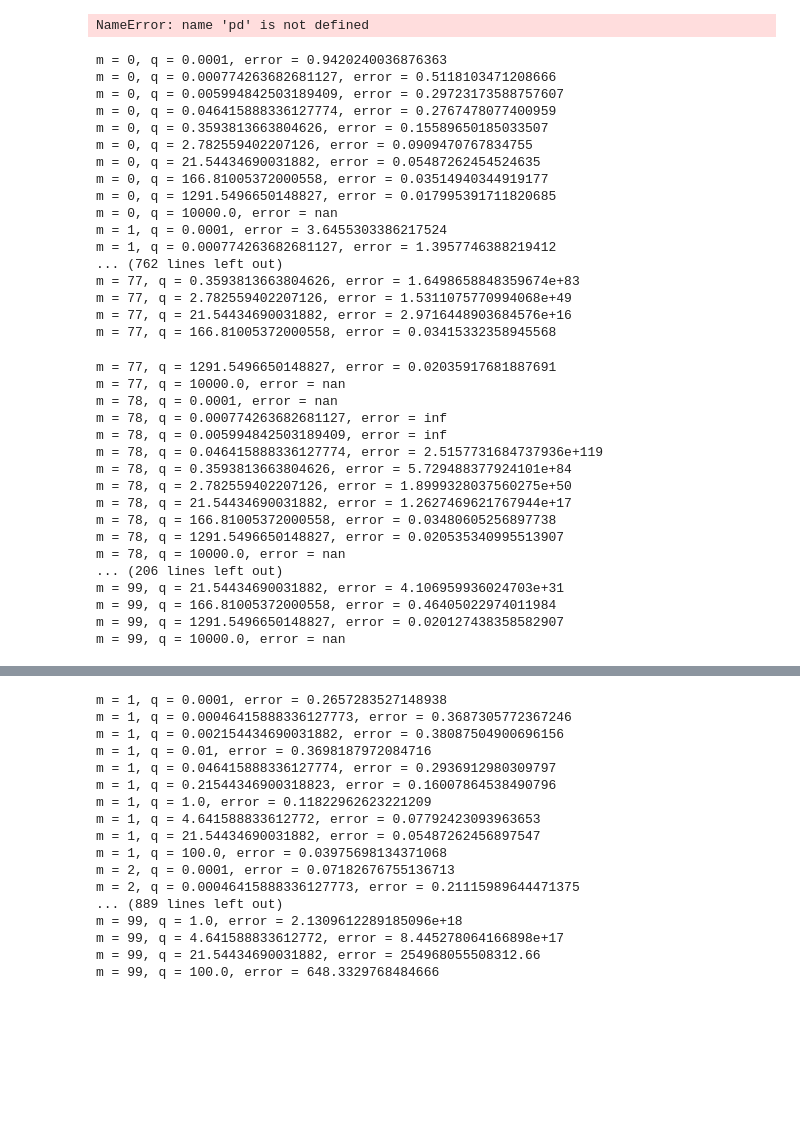
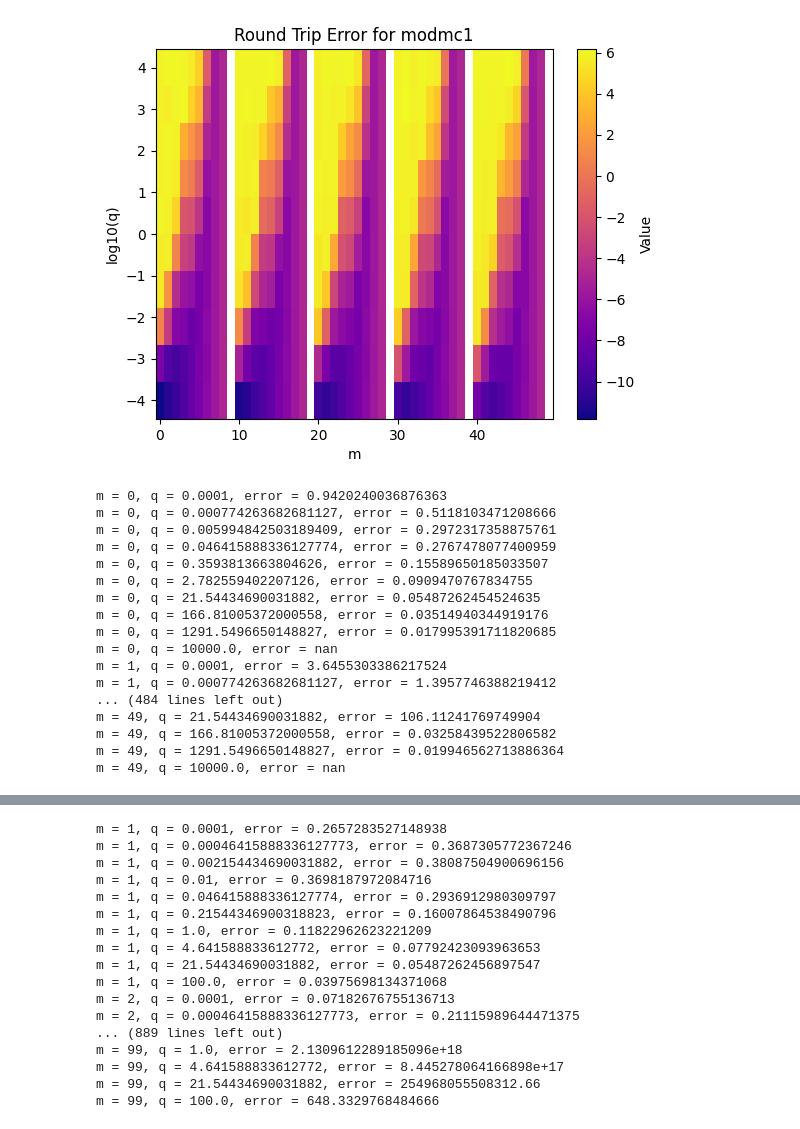
Before and after one commit to brorson/ScipyMathieuTesting, a Jupyter notebook: round_trip_modfuncs.ipynb, the cells around one changed output, grey strips where cells are left out. Drawn from its saved outputs; the diff is of its cells as text; code cells hidden in the pictures; blank space fills up the shorter version.

```diff
--- a/round_trip_modfuncs.ipynb
+++ b/round_trip_modfuncs.ipynb
@@ -73,32 +73,33 @@ m = 99, q = 100.0, error = 363.91987448931155
 # %%
 import matplotlib.pyplot as plt
 import seaborn as sns
+import pandas as pd
 
 
 M, Q = np.meshgrid(range(MM), qs)
 
 error_array = np.array(error).reshape(M.shape)
 
-df_error = pd.DataFrame(error_array, index=range(MM), columns=qs)
+# df_error = pd.DataFrame(error_array.T, index=range(MM), columns=qs)
 
-plt.figure(figsize=(8, 6))
-sns.heatmap(df_error, vmin=20, vmax=80, annot=True, fmt=".1f", cmap="viridis")
-plt.title("Heatmap with Custom Value Range")
+# plt.figure(figsize=(8, 6))
+# sns.heatmap(df_error, vmin=20, vmax=80, annot=True, fmt=".1f", cmap="viridis")
+# plt.title("Heatmap with Custom Value Range")
+# plt.show()
+
+fig, ax = plt.subplots()
+im = ax.pcolormesh(range(MM), np.log10(qs), np.log10(error_array), cmap='plasma')
+
+cbar = fig.colorbar(im, ax=ax)
+cbar.set_label('Value')
+
+ax.set_title("Round Trip Error for modmc1")
+ax.set_xlabel("m")
+ax.set_ylabel("log10(q)")
+
 plt.show()
-
-# fig, ax = plt.subplots()
-# im = ax.pcolormesh(range(MM), np.log10(qs), error_array, cmap='viridis')
-
-# cbar = fig.colorbar(im, ax=ax)
-# cbar.set_label('Value')
-
-# ax.set_title("Round Trip Error for modcm1")
-# ax.set_xlabel("m")
-# ax.set_ylabel("log10(q)")
-
-# plt.show()
 # %% [output]
-NameError: name 'pd' is not defined
+[figure, added]
 # %%
 # Round trip modmc2
 
@@ -106,7 +107,7 @@ NN = 100
 v = np.linspace(2,5,NN)
 h = 1e-5
 tol = 1e-3
-MM = 100
+MM = 50
 qs = np.logspace(-4,4,10)
 error = []
 for m in range(MM):
@@ -127,44 +128,27 @@ for m in range(MM):
         # stddev = np.std(r)
         l2norm = np.linalg.norm(y, ord=2) / np.sqrt(len(y))
 
-        error.append( l2norm)
+        error.append( stddev/np.linalg.norm(y, ord=2))
         if not np.isclose( l2norm , 0, atol=tol):
             print(f'm = {m}, q = {q}, error = {l2norm}')
 # %% [output]
 m = 0, q = 0.0001, error = 0.9420240036876363
 m = 0, q = 0.000774263682681127, error = 0.5118103471208666
-m = 0, q = 0.005994842503189409, error = 0.29723173588757607
+m = 0, q = 0.005994842503189409, error = 0.2972317358875761
 m = 0, q = 0.046415888336127774, error = 0.2767478077400959
 m = 0, q = 0.3593813663804626, error = 0.15589650185033507
 m = 0, q = 2.782559402207126, error = 0.0909470767834755
 m = 0, q = 21.54434690031882, error = 0.05487262454524635
-m = 0, q = 166.81005372000558, error = 0.03514940344919177
+m = 0, q = 166.81005372000558, error = 0.03514940344919176
 m = 0, q = 1291.5496650148827, error = 0.017995391711820685
 m = 0, q = 10000.0, error = nan
 m = 1, q = 0.0001, error = 3.6455303386217524
 m = 1, q = 0.000774263682681127, error = 1.3957746388219412
-... (762 lines left out)
-m = 77, q = 0.3593813663804626, error = 1.6498658848359674e+83
-m = 77, q = 2.782559402207126, error = 1.5311075770994068e+49
-m = 77, q = 21.54434690031882, error = 2.9716448903684576e+16
-m = 77, q = 166.81005372000558, error = 0.03415332358945568
+... (484 lines left out)
+m = 49, q = 21.54434690031882, error = 106.11241769749904
+m = 49, q = 166.81005372000558, error = 0.03258439522806582
+m = 49, q = 1291.5496650148827, error = 0.019946562713886364
+m = 49, q = 10000.0, error = nan
-m = 77, q = 1291.5496650148827, error = 0.02035917681887691
-m = 77, q = 10000.0, error = nan
-m = 78, q = 0.0001, error = nan
-m = 78, q = 0.000774263682681127, error = inf
-m = 78, q = 0.005994842503189409, error = inf
-m = 78, q = 0.046415888336127774, error = 2.5157731684737936e+119
-m = 78, q = 0.3593813663804626, error = 5.729488377924101e+84
-m = 78, q = 2.782559402207126, error = 1.8999328037560275e+50
-m = 78, q = 21.54434690031882, error = 1.2627469621767944e+17
-m = 78, q = 166.81005372000558, error = 0.03480605256897738
-m = 78, q = 1291.5496650148827, error = 0.020535340995513907
-m = 78, q = 10000.0, error = nan
-... (206 lines left out)
-m = 99, q = 21.54434690031882, error = 4.106959936024703e+31
-m = 99, q = 166.81005372000558, error = 0.46405022974011984
-m = 99, q = 1291.5496650148827, error = 0.020127438358582907
-m = 99, q = 10000.0, error = nan
 # %%
 import matplotlib.pyplot as plt
 
```
Also changed, not shown: parts of 2 cells of this notebook.
